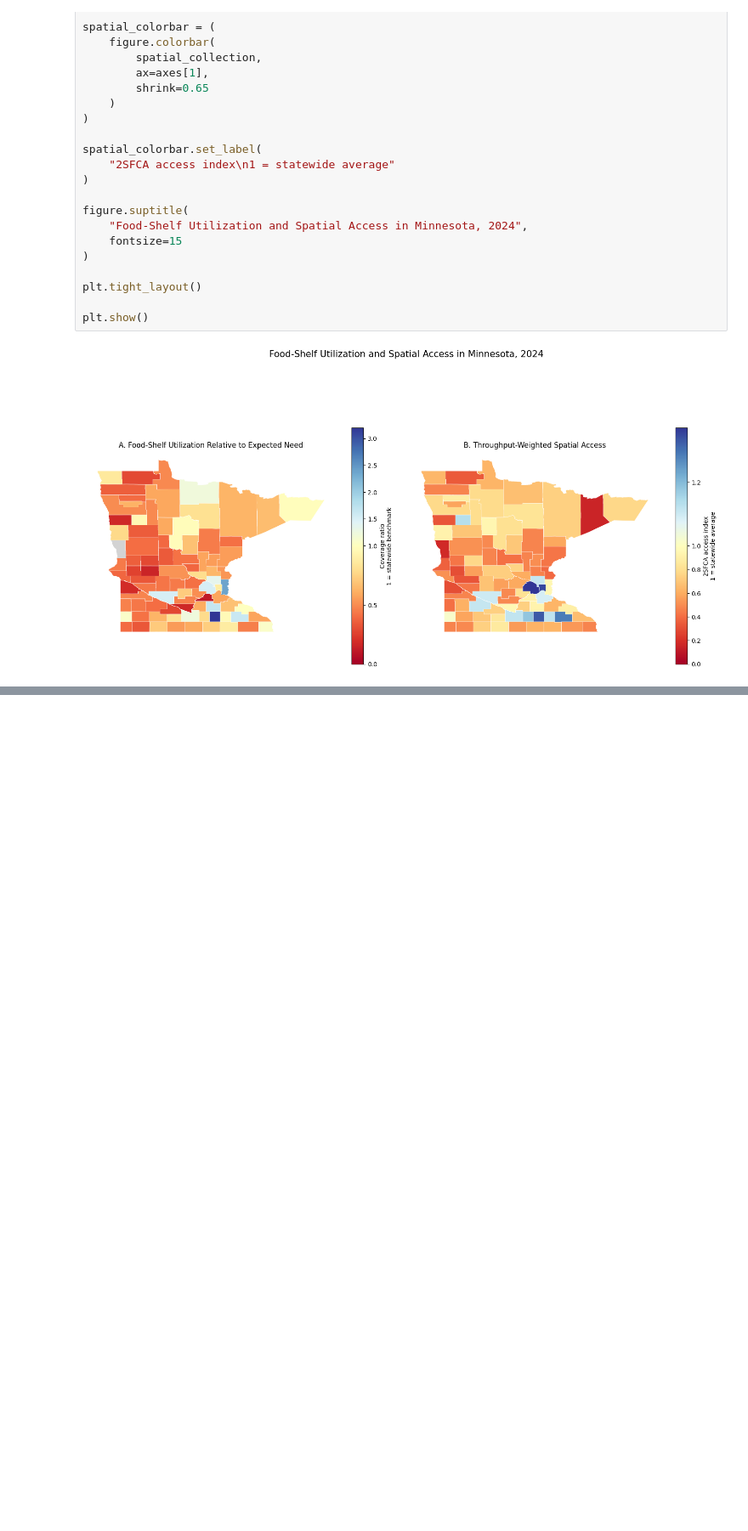
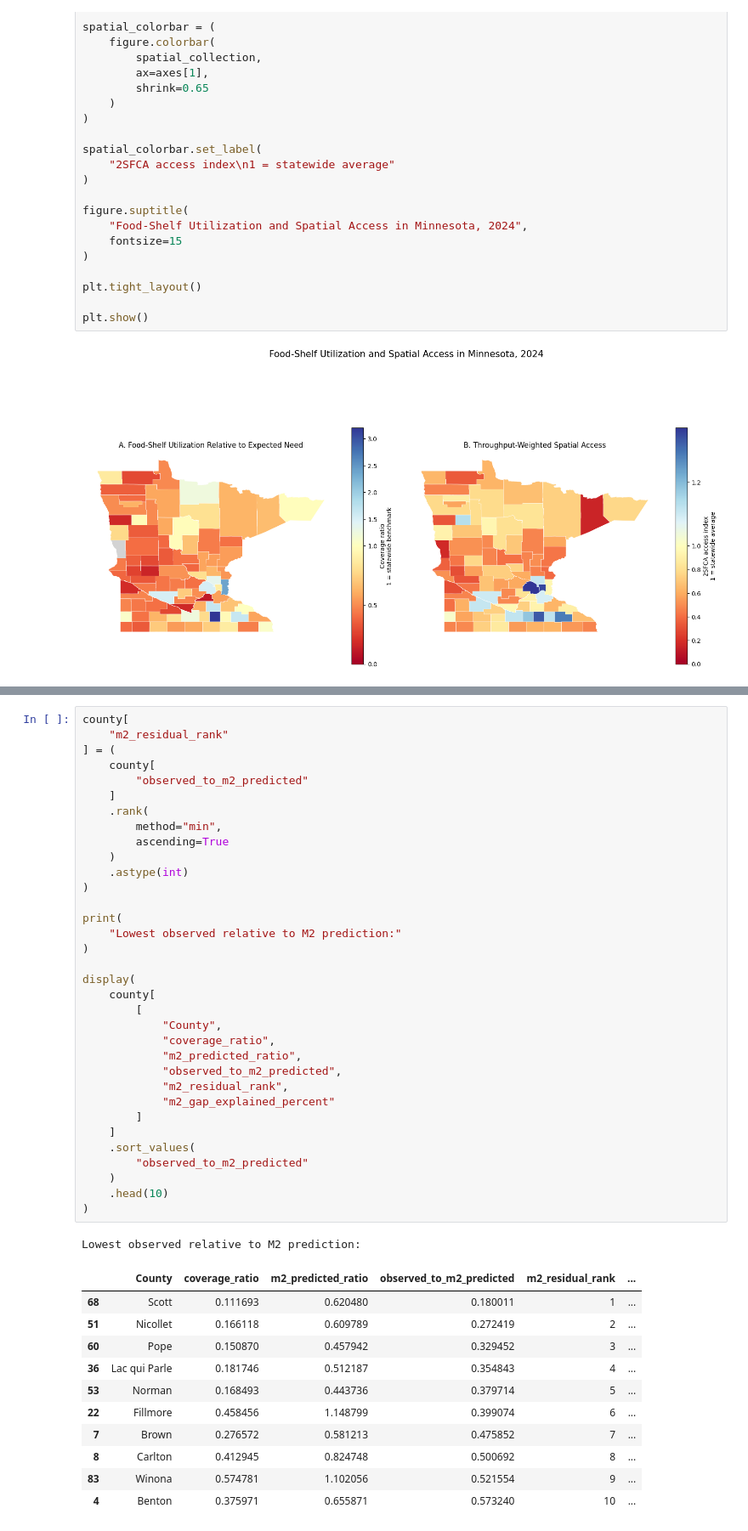
Before and after one commit to Hajar0Ahmed/MinneMUDAC2026Outliers, a Jupyter notebook: notebooks/explain_ratio.ipynb, the cells around one changed output, grey strips where cells are left out. Shown at 85% size. Saved outputs shown, nothing was run; the diff lists cells and outputs as text; blank space fills up the shorter version.

```diff
--- a/notebooks/explain_ratio.ipynb
+++ b/notebooks/explain_ratio.ipynb
@@ -2114,0 +2918,47 @@ plt.show()
+# %%
+county[
+    "m2_residual_rank"
+] = (
+    county[
+        "observed_to_m2_predicted"
+    ]
+    .rank(
+        method="min",
+        ascending=True
+    )
+    .astype(int)
+)
+
+print(
+    "Lowest observed relative to M2 prediction:"
+)
+
+display(
+    county[
+        [
+            "County",
+            "coverage_ratio",
+            "m2_predicted_ratio",
+            "observed_to_m2_predicted",
+            "m2_residual_rank",
+            "m2_gap_explained_percent"
+        ]
+    ]
+    .sort_values(
+        "observed_to_m2_predicted"
+    )
+    .head(10)
+)
+# %% [output]
+Lowest observed relative to M2 prediction:
+|  | County | coverage_ratio | m2_predicted_ratio | observed_to_m2_predicted | m2_residual_rank | ... |
+| 68 | Scott | 0.111693 | 0.620480 | 0.180011 | 1 | ... |
+| 51 | Nicollet | 0.166118 | 0.609789 | 0.272419 | 2 | ... |
+| 60 | Pope | 0.150870 | 0.457942 | 0.329452 | 3 | ... |
+| 36 | Lac qui Parle | 0.181746 | 0.512187 | 0.354843 | 4 | ... |
+| 53 | Norman | 0.168493 | 0.443736 | 0.379714 | 5 | ... |
+| 22 | Fillmore | 0.458456 | 1.148799 | 0.399074 | 6 | ... |
+| 7 | Brown | 0.276572 | 0.581213 | 0.475852 | 7 | ... |
+| 8 | Carlton | 0.412945 | 0.824748 | 0.500692 | 8 | ... |
+| 83 | Winona | 0.574781 | 1.102056 | 0.521554 | 9 | ... |
+| 4 | Benton | 0.375971 | 0.655871 | 0.573240 | 10 | ... |
```
Also changed, not shown: parts of 55 cells of this notebook, 18 other files.
